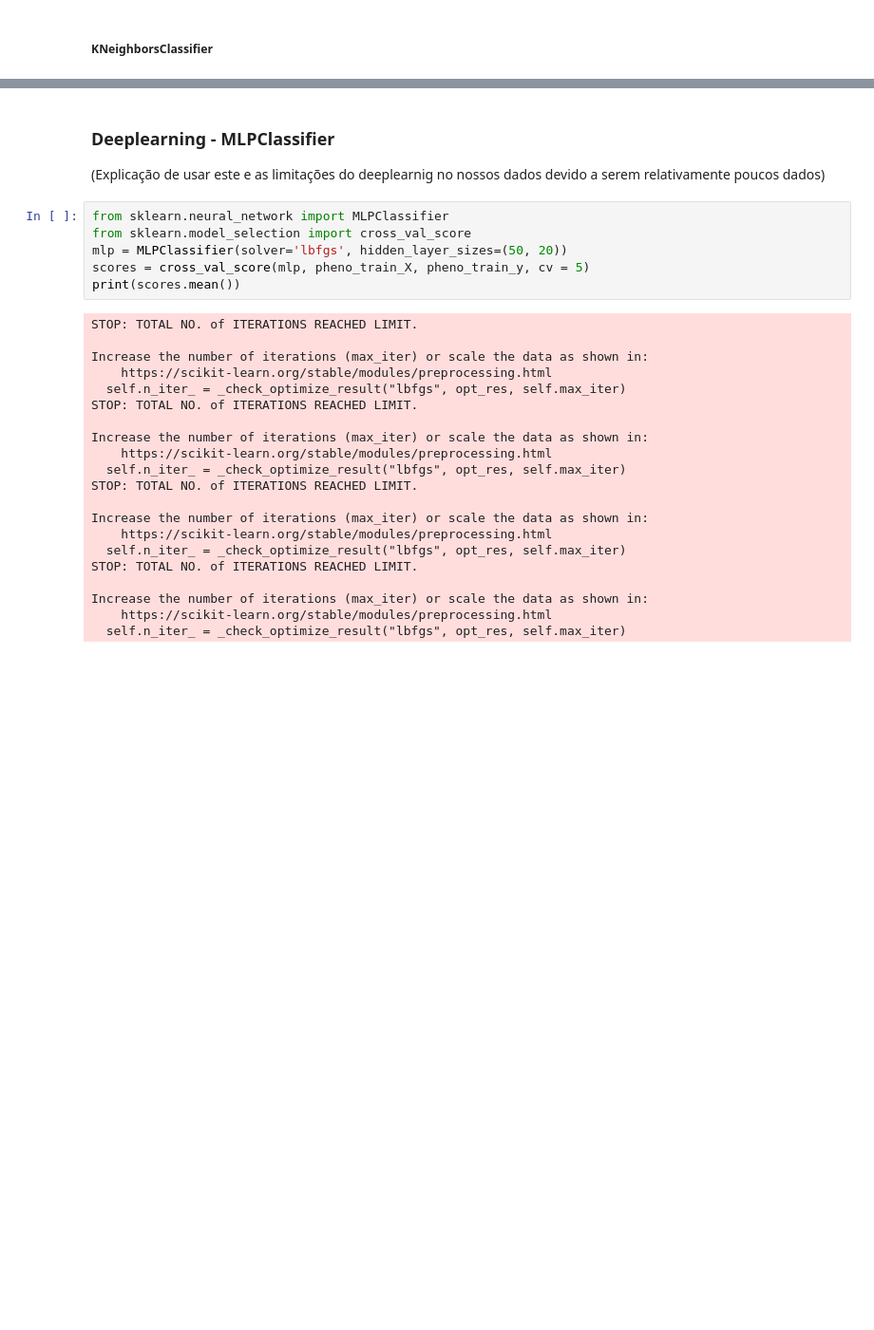
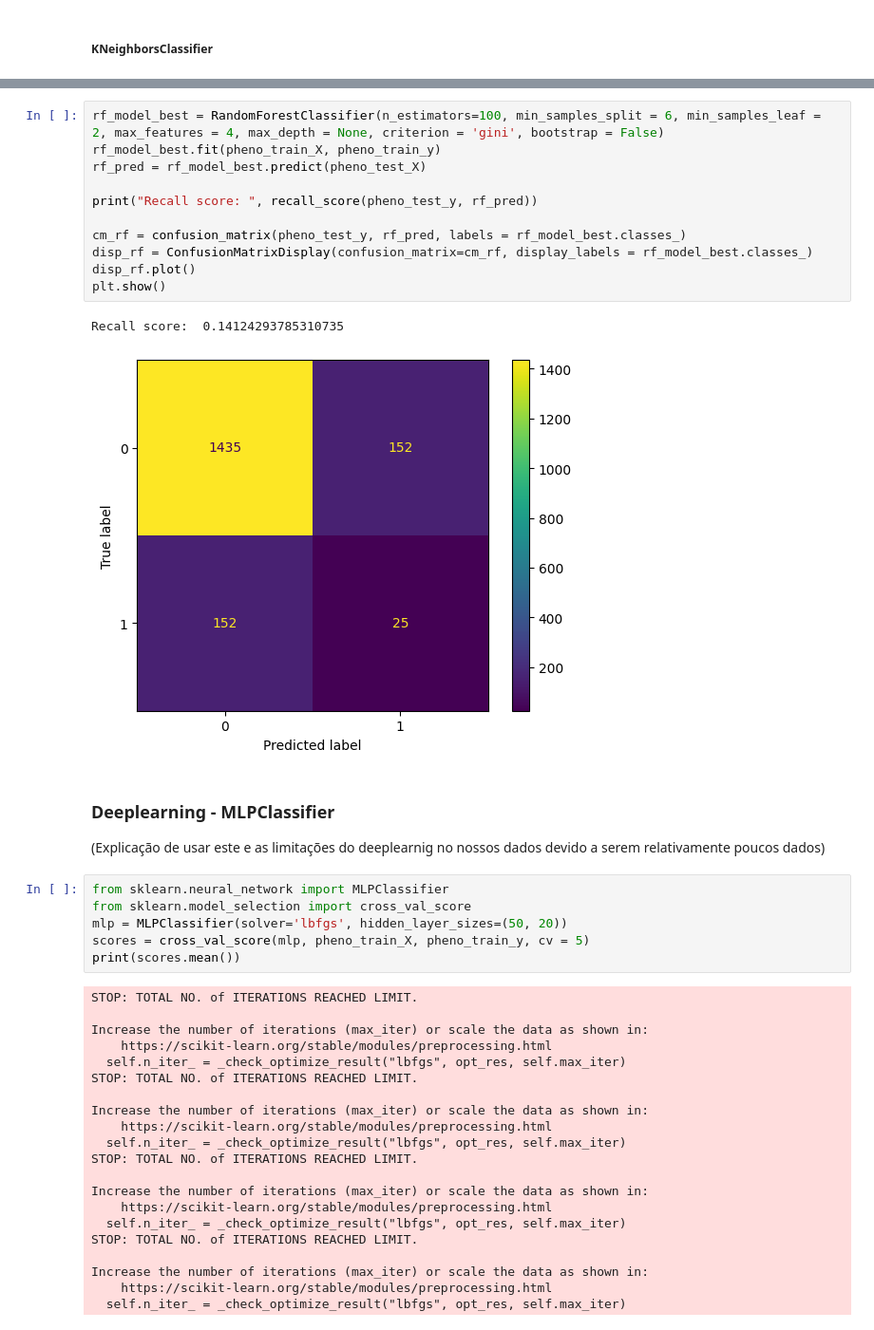
Before and after one commit to Malavita02/TrabalhoSIB, a Jupyter notebook: trabalho_sib.ipynb, the cells around one changed output, grey strips where cells are left out. Shown at 95% size. Drawn from its saved outputs; the diff is of its cells as text; blank space fills up the shorter version.

```diff
--- a/trabalho_sib.ipynb
+++ b/trabalho_sib.ipynb
@@ -227,3 +274,17 @@ Recall score:  1.0
+# %%
+rf_model_best = RandomForestClassifier(n_estimators=100, min_samples_split = 6, min_samples_leaf = 2, max_features = 4, max_depth = None, criterion = 'gini', bootstrap = False)
+rf_model_best.fit(pheno_train_X, pheno_train_y)
+rf_pred = rf_model_best.predict(pheno_test_X)
+
+print("Recall score: ", recall_score(pheno_test_y, rf_pred))
+
+cm_rf = confusion_matrix(pheno_test_y, rf_pred, labels = rf_model_best.classes_)
+disp_rf = ConfusionMatrixDisplay(confusion_matrix=cm_rf, display_labels = rf_model_best.classes_)
+disp_rf.plot()
+plt.show()
+# %% [output]
+Recall score:  0.14124293785310735
+[figure, added]
 # %% [markdown]
 ### Deeplearning - MLPClassifier
 (Explicação de usar este e as limitações do deeplearnig no nossos dados devido a serem relativamente poucos dados)
```
Also changed, not shown: parts of 44 cells of this notebook, 1 other file.
